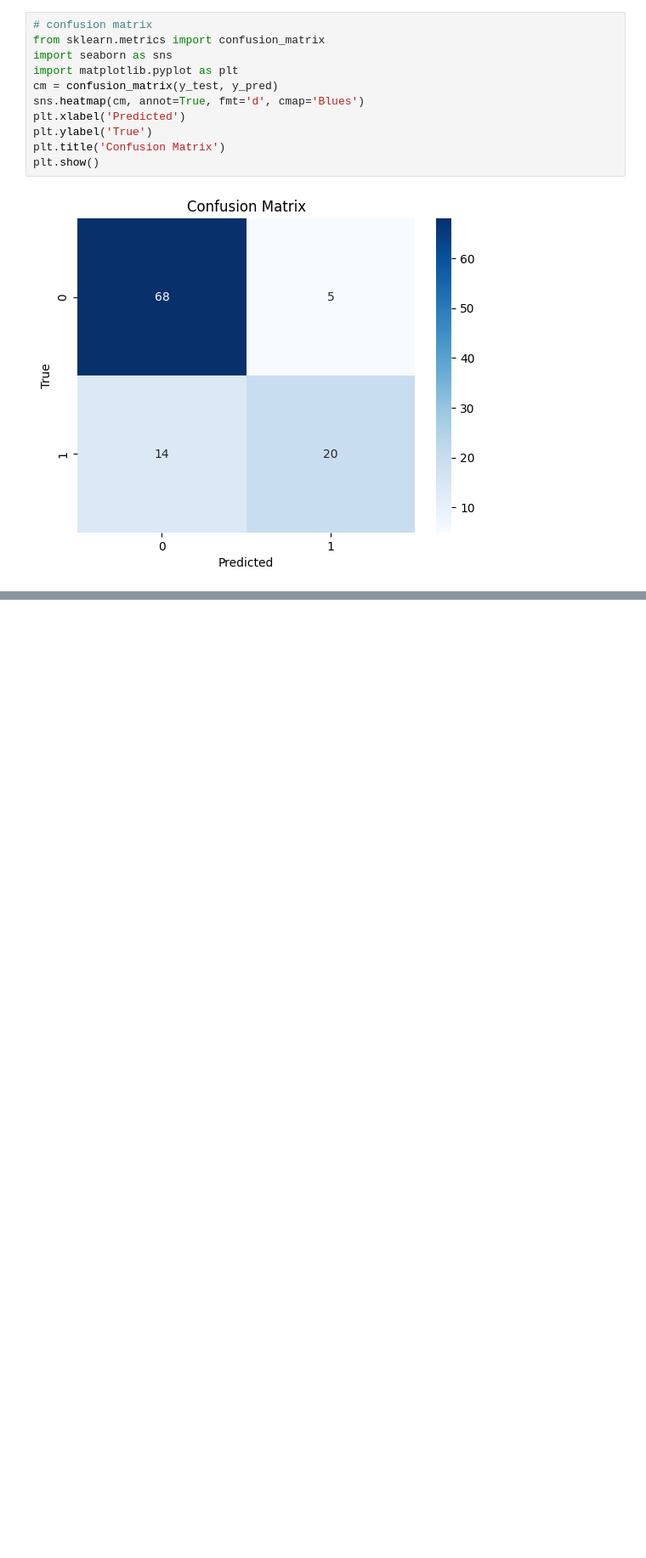
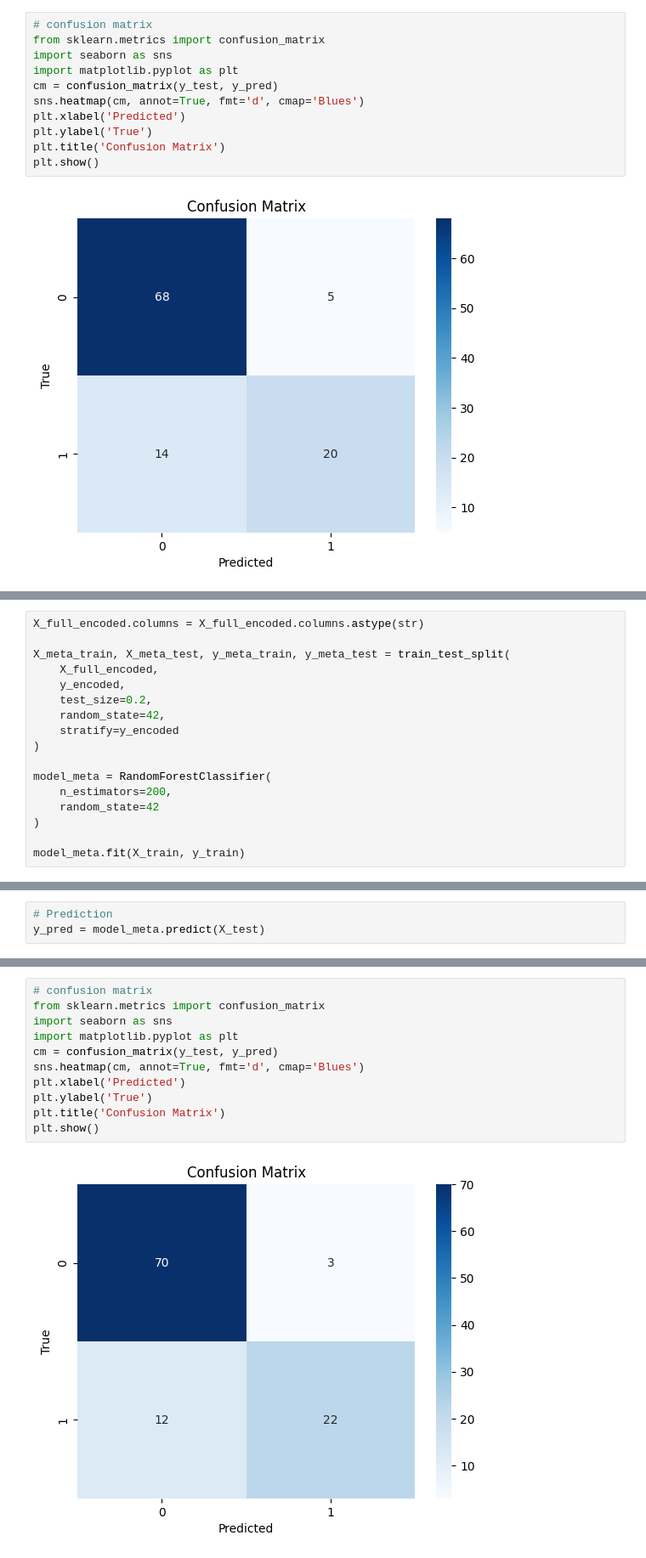
Before and after one commit to GeoGenetics-edu/group-project-group-5, a Jupyter notebook: project/notebooks/UC_prediction.ipynb, the cells around one changed output, grey strips where cells are left out. Shown at 85% size. Cells and saved outputs as stored; diff of their text form; blank space fills up the shorter version.

Commit message:
country prediction

```diff
--- a/project/notebooks/UC_prediction.ipynb
+++ b/project/notebooks/UC_prediction.ipynb
@@ -192,0 +208,17 @@ array([0.00000000e+00, 1.29982978e-04, 0.00000000e+00, 0.00000000e+00,
+# %%
+X_full_encoded.columns = X_full_encoded.columns.astype(str)
+
+X_meta_train, X_meta_test, y_meta_train, y_meta_test = train_test_split(
+    X_full_encoded,
+    y_encoded,
+    test_size=0.2,
+    random_state=42,
+    stratify=y_encoded
+)
+
+model_meta = RandomForestClassifier(
+    n_estimators=200,
+    random_state=42
+)
+
+model_meta.fit(X_train, y_train)
@@ -192,0 +227,3 @@ array([0.00000000e+00, 1.29982978e-04, 0.00000000e+00, 0.00000000e+00,
+# %%
+# Prediction
+y_pred = model_meta.predict(X_test)
@@ -192,0 +242,13 @@ array([0.00000000e+00, 1.29982978e-04, 0.00000000e+00, 0.00000000e+00,
+# %%
+# confusion matrix
+from sklearn.metrics import confusion_matrix
+import seaborn as sns
+import matplotlib.pyplot as plt
+cm = confusion_matrix(y_test, y_pred)
+sns.heatmap(cm, annot=True, fmt='d', cmap='Blues')
+plt.xlabel('Predicted')
+plt.ylabel('True')
+plt.title('Confusion Matrix')
+plt.show()
+# %% [output]
+[figure, added]
```
Also changed, not shown: parts of 7 cells of this notebook.
